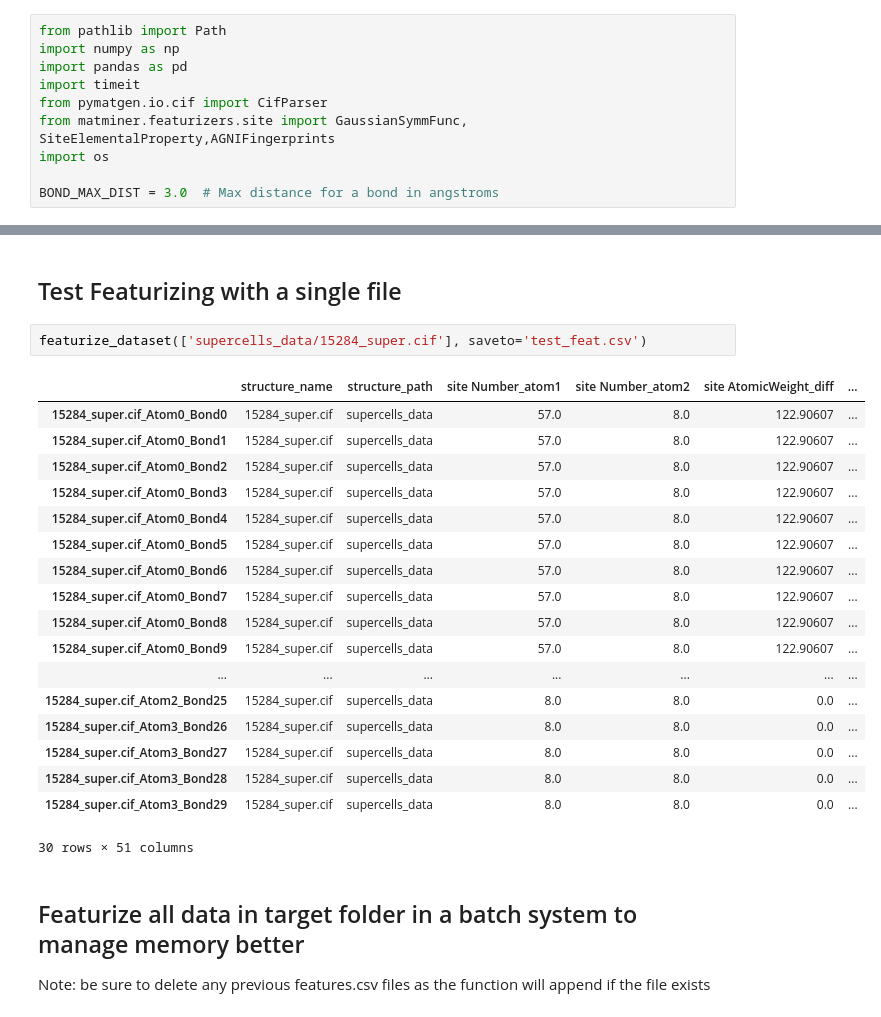
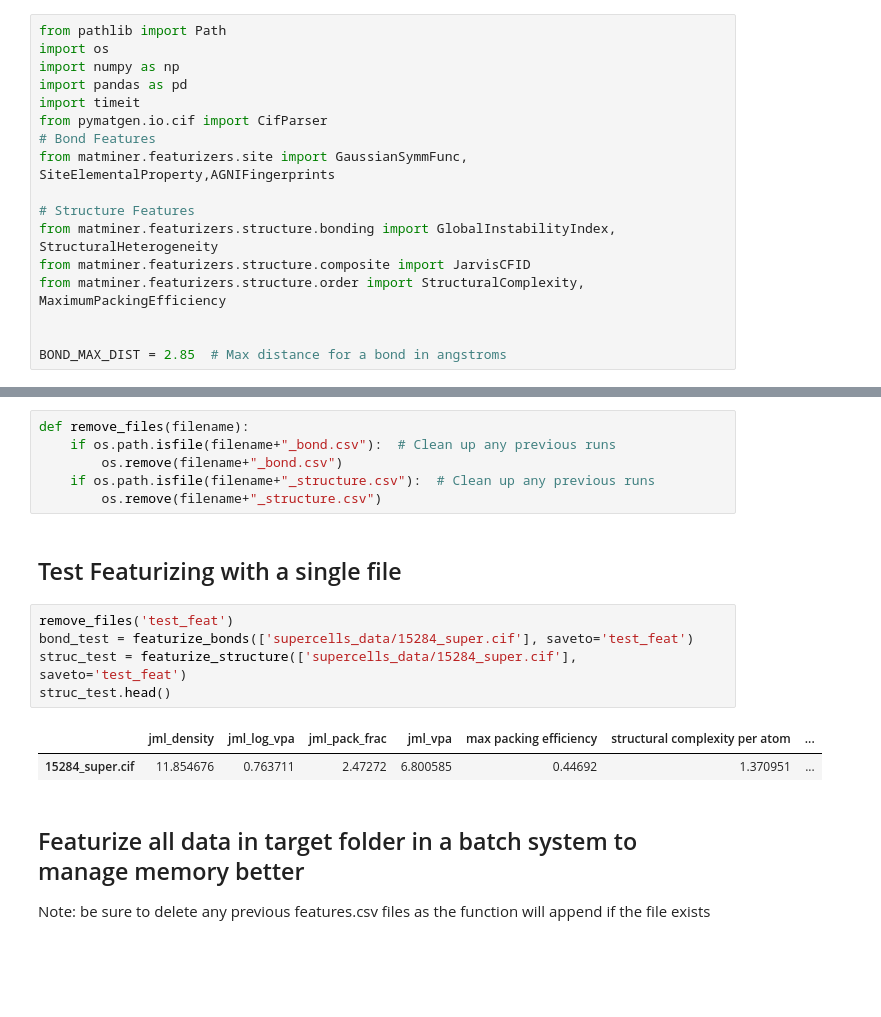
Before and after one commit to adampotter0105/TEC_ML, a Jupyter notebook: feature_generator.ipynb, the cells around one changed output, grey strips where cells are left out. Cells and saved outputs as stored; diff of their text form; blank space fills up the shorter version.

```diff
--- a/feature_generator.ipynb
+++ b/feature_generator.ipynb
@@ -1,11 +1,18 @@
 # %%
 from pathlib import Path
+import os
 import numpy as np
 import pandas as pd
 import timeit
 from pymatgen.io.cif import CifParser
+# Bond Features
 from matminer.featurizers.site import GaussianSymmFunc, SiteElementalProperty,AGNIFingerprints
-import os
 
-BOND_MAX_DIST = 3.0  # Max distance for a bond in angstroms
+# Structure Features
+from matminer.featurizers.structure.bonding import GlobalInstabilityIndex, StructuralHeterogeneity
+from matminer.featurizers.structure.composite import JarvisCFID
+from matminer.featurizers.structure.order import StructuralComplexity, MaximumPackingEfficiency
+
+
+BOND_MAX_DIST = 2.85  # Max distance for a bond in angstroms
 # %%
@@ -158,26 +183,19 @@ def featurize_dataset(cifs: list, verbose=False, saveto: str = "features.csv") -
+# %%
+def remove_files(filename):
+    if os.path.isfile(filename+"_bond.csv"):  # Clean up any previous runs
+        os.remove(filename+"_bond.csv")
+    if os.path.isfile(filename+"_structure.csv"):  # Clean up any previous runs
+        os.remove(filename+"_structure.csv")
 # %% [markdown]
 ## Test Featurizing with a single file
 # %%
-featurize_dataset(['supercells_data/15284_super.cif'], saveto='test_feat.csv')
+remove_files('test_feat')
+bond_test = featurize_bonds(['supercells_data/15284_super.cif'], saveto='test_feat')
+struc_test = featurize_structure(['supercells_data/15284_super.cif'], saveto='test_feat')
+struc_test.head()
 # %% [output]
-|  | structure_name | structure_path | site Number_atom1 | site Number_atom2 | site AtomicWeight_diff | ... |
-| 15284_super.cif_Atom0_Bond0 | 15284_super.cif | supercells_data | 57.0 | 8.0 | 122.90607 | ... |
-| 15284_super.cif_Atom0_Bond1 | 15284_super.cif | supercells_data | 57.0 | 8.0 | 122.90607 | ... |
-| 15284_super.cif_Atom0_Bond2 | 15284_super.cif | supercells_data | 57.0 | 8.0 | 122.90607 | ... |
-| 15284_super.cif_Atom0_Bond3 | 15284_super.cif | supercells_data | 57.0 | 8.0 | 122.90607 | ... |
-| 15284_super.cif_Atom0_Bond4 | 15284_super.cif | supercells_data | 57.0 | 8.0 | 122.90607 | ... |
-| 15284_super.cif_Atom0_Bond5 | 15284_super.cif | supercells_data | 57.0 | 8.0 | 122.90607 | ... |
-| 15284_super.cif_Atom0_Bond6 | 15284_super.cif | supercells_data | 57.0 | 8.0 | 122.90607 | ... |
-| 15284_super.cif_Atom0_Bond7 | 15284_super.cif | supercells_data | 57.0 | 8.0 | 122.90607 | ... |
-| 15284_super.cif_Atom0_Bond8 | 15284_super.cif | supercells_data | 57.0 | 8.0 | 122.90607 | ... |
-| 15284_super.cif_Atom0_Bond9 | 15284_super.cif | supercells_data | 57.0 | 8.0 | 122.90607 | ... |
-| ... | ... | ... | ... | ... | ... | ... |
-| 15284_super.cif_Atom2_Bond25 | 15284_super.cif | supercells_data | 8.0 | 8.0 | 0.0 | ... |
-| 15284_super.cif_Atom3_Bond26 | 15284_super.cif | supercells_data | 8.0 | 8.0 | 0.0 | ... |
-| 15284_super.cif_Atom3_Bond27 | 15284_super.cif | supercells_data | 8.0 | 8.0 | 0.0 | ... |
-| 15284_super.cif_Atom3_Bond28 | 15284_super.cif | supercells_data | 8.0 | 8.0 | 0.0 | ... |
-| 15284_super.cif_Atom3_Bond29 | 15284_super.cif | supercells_data | 8.0 | 8.0 | 0.0 | ... |
+|  | jml_density | jml_log_vpa | jml_pack_frac | jml_vpa | max packing efficiency | structural complexity per atom | ... |
+| 15284_super.cif | 11.854676 | 0.763711 | 2.47272 | 6.800585 | 0.44692 | 1.370951 | ... |
-30 rows × 51 columns
 # %% [markdown]
 ## Featurize all data in target folder in a batch system to manage memory better
 Note: be sure to delete any previous features.csv files as the function will append if the file exists
```
Also changed, not shown: parts of 4 cells of this notebook, 24 other files.
